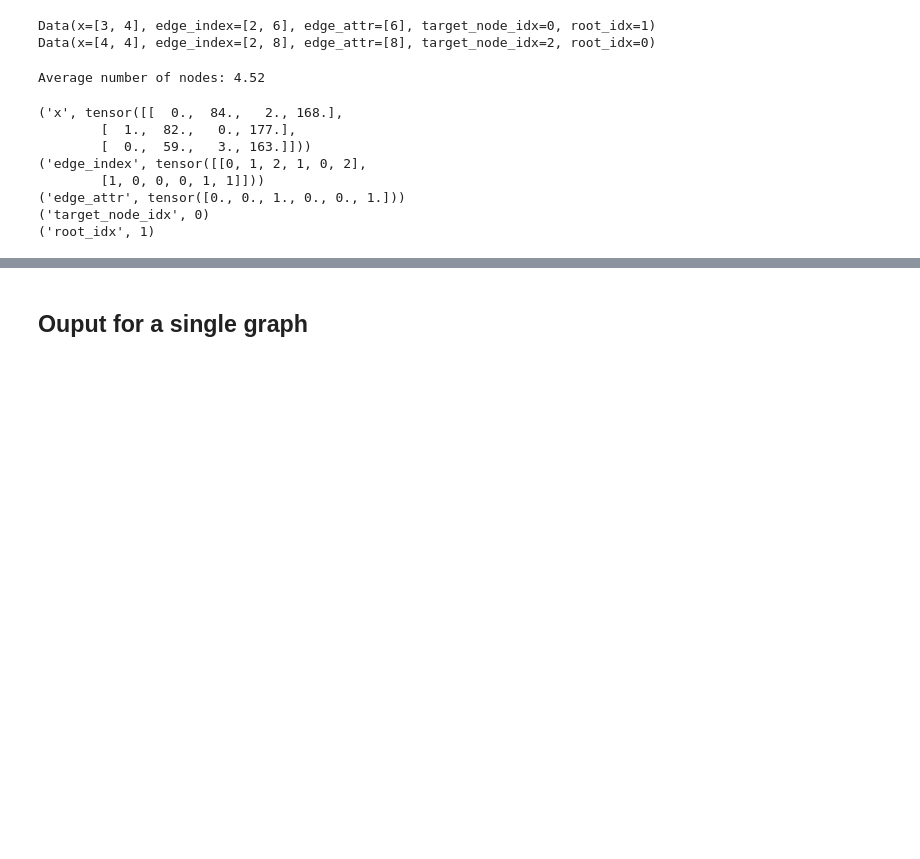
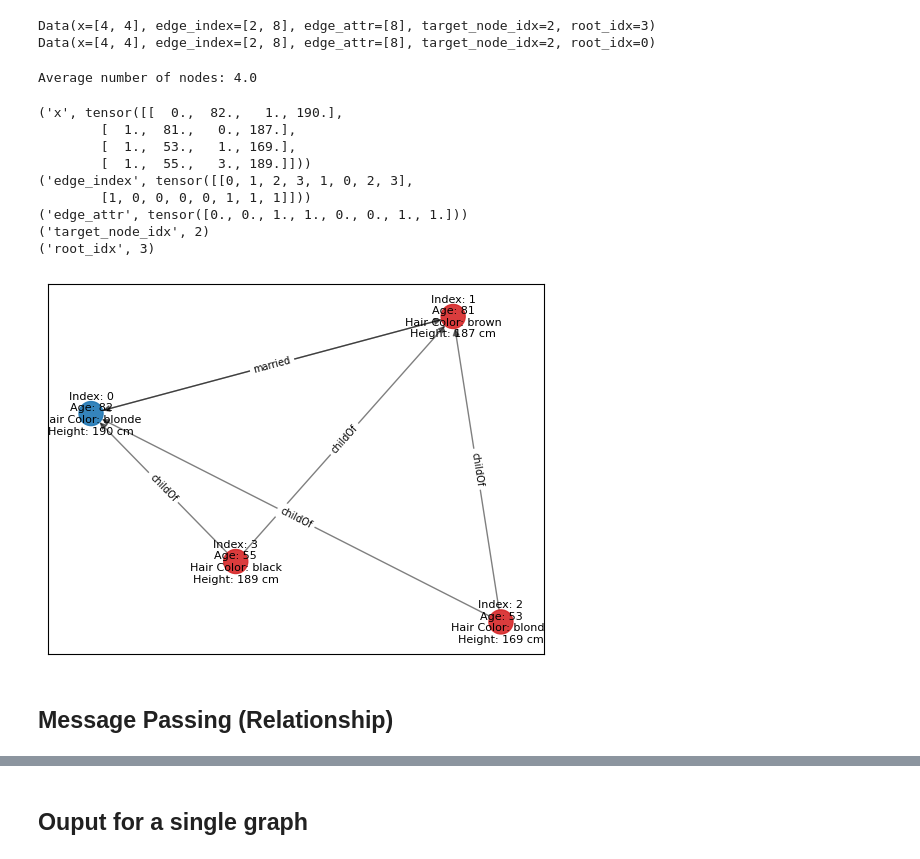
Before and after one commit to meeslindeman/thesis, a Jupyter notebook: notebooks/code.ipynb, the cells around one changed output, grey strips where cells are left out. Saved outputs shown, nothing was run; the diff lists cells and outputs as text; code cells hidden in the pictures; blank space fills up the shorter version.

```diff
--- a/notebooks/code.ipynb
+++ b/notebooks/code.ipynb
@@ -65,7 +64,7 @@ class FamilyMember:
         """
         Creates children for the family member and their spouse.
         """
-        children_count = random.randint(1, max_children) # Set this to a integer for graphs of same size
+        children_count = 2 #random.randint(1, max_children) # Set this to a integer for graphs of same size
         youngest_parent_age = min(self.age, self.spouse.age)
         for _ in range(children_count):
             child_gender = random.choice(['m', 'f'])
@@ -208,7 +207,7 @@ dataset = FamilyGraphDataset(root='/Users/meeslindeman/Library/Mobile Documents/
 print(dataset[0])
 print(dataset[1])
 # %% [output]
-Data(x=[3, 4], edge_index=[2, 6], edge_attr=[6], target_node_idx=0, root_idx=1)
+Data(x=[4, 4], edge_index=[2, 8], edge_attr=[8], target_node_idx=2, root_idx=3)
 Data(x=[4, 4], edge_index=[2, 8], edge_attr=[8], target_node_idx=2, root_idx=0)
 # %%
 total_nodes = 0
@@ -218,19 +217,71 @@ for i in range(0, len(dataset)):
 average_nodes = total_nodes / len(dataset)
 print("Average number of nodes:", average_nodes)
 # %% [output]
-Average number of nodes: 4.52
+Average number of nodes: 4.0
 # %%
 graph = dataset[0]
 print(*graph, sep="\n")
 # %% [output]
-('x', tensor([[  0.,  84.,   2., 168.],
-        [  1.,  82.,   0., 177.],
-        [  0.,  59.,   3., 163.]]))
-('edge_index', tensor([[0, 1, 2, 1, 0, 2],
-        [1, 0, 0, 0, 1, 1]]))
-('edge_attr', tensor([0., 0., 1., 0., 0., 1.]))
-('target_node_idx', 0)
-('root_idx', 1)
+('x', tensor([[  0.,  82.,   1., 190.],
+        [  1.,  81.,   0., 187.],
+        [  1.,  53.,   1., 169.],
+        [  1.,  55.,   3., 189.]]))
+('edge_index', tensor([[0, 1, 2, 3, 1, 0, 2, 3],
+        [1, 0, 0, 0, 0, 1, 1, 1]]))
+('edge_attr', tensor([0., 0., 1., 1., 0., 0., 1., 1.]))
+('target_node_idx', 2)
+('root_idx', 3)
+# %%
+import matplotlib.pyplot as plt
+import networkx as nx
+
+def draw_graph(data):
+    """
+    Draw a directed graph based on the given data.
+
+    Parameters:
+    data (object): The data object containing the necessary information for drawing the graph.
+    """
+
+    # Create a new directed graph
+    G = nx.DiGraph()
+
+    # Add nodes with only age attributes (since names are not used)
+    for i, attr in enumerate(data.x):
+        G.add_node(i, age=int(attr[1]), hair=int(attr[2]), height=int(attr[3]))
+
+    # Add edges and edge labels based on the edge_index and edge_attr from PyG data
+    edge_labels = {}
+    for start, end, attr in zip(data.edge_index[0], data.edge_index[1], data.edge_attr):
+        G.add_edge(start.item(), end.item())
+        # Use 'married' or 'childOf' based on the edge_attr
+        edge_labels[(start.item(), end.item())] = 'married' if attr.item() == 0 else 'childOf'
+
+    # Define node colors: 'blue' for male, 'red' for female
+    node_colors = ['tab:blue' if gender == 0 else 'tab:red' for gender, _, _, _ in data.x.tolist()]
+
+    # Position nodes using spring layout
+    pos = nx.spring_layout(G)
+
+    # Draw the nodes
+    nx.draw_networkx_nodes(G, pos, node_color=node_colors, alpha=0.9)
+
+    # Draw the directed edges (arrows)
+    nx.draw_networkx_edges(G, pos, arrows=True, alpha=0.5)
+
+    # Draw the edge labels
+    nx.draw_networkx_edge_labels(G, pos, edge_labels=edge_labels, font_size=7)
+
+    # Draw the node labels with index and age
+    labels = {i: f"Index: {i}\nAge: {int(data.x[i, 1])}\nHair Color: {'brown' if data.x[i, 2] == 0 else 'blonde' if data.x[i, 2] == 1 else 'black'}\nHeight: {int(data.x[i, 3])} cm" for i in range(len(data.x))}
+    nx.draw_networkx_labels(G, pos, labels, font_size=8)  # Adjust font size as needed
+
+    # Show the plot
+    plt.show()
+
+plot = draw_graph(dataset[0])
+# %% [output]
+[figure, added]
 # %%
 from torch_geometric.nn import GATv2Conv
 
@@ -419,3 +480,5 @@ class ReceiverTransform(nn.Module):
         probabilities = F.log_softmax(dot_products, dim=1)
 
         return probabilities
+# %% [markdown]
+## Message Passing (Relationship)
```
Also changed, not shown: parts of 17 cells of this notebook, 26 other files.
